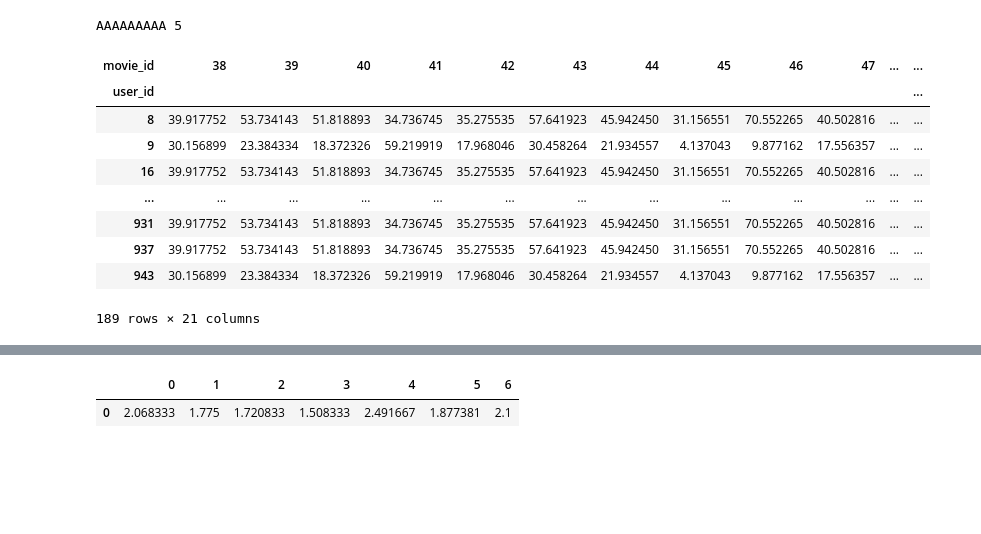
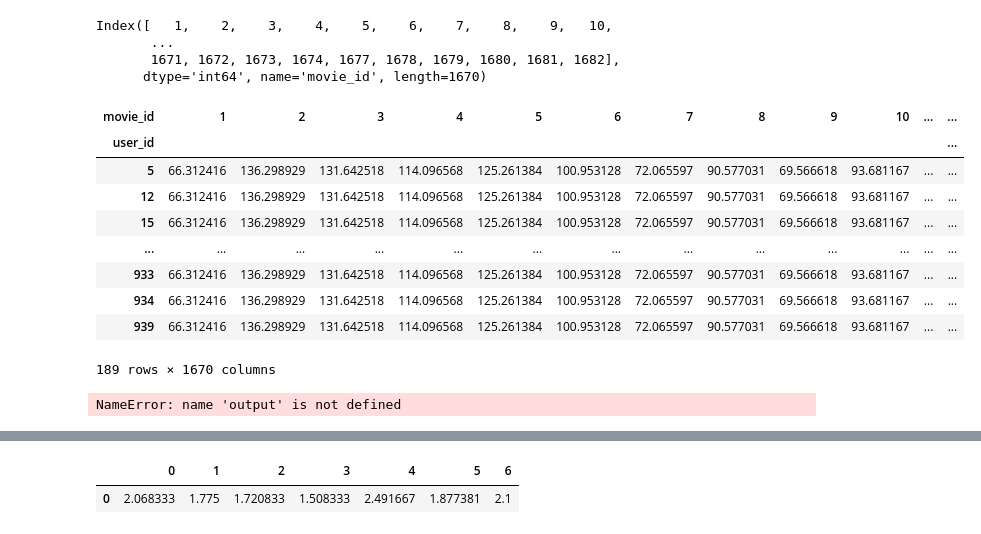
Before and after one commit to WypychKarolina/Cold-Start-Problem-in-RS, a Jupyter notebook: notebooks/popularity/popularity.ipynb, the cells around one changed output, grey strips where cells are left out. Cells and saved outputs as stored; diff of their text form; code cells hidden in the pictures; blank space fills up the shorter version.

```diff
--- a/notebooks/popularity/popularity.ipynb
+++ b/notebooks/popularity/popularity.ipynb
@@ -65,17 +121,32 @@ array([[0., 0., 0., ..., 0., 0., 0.],
 # %%
-def IP(train_numpy, items_clustered):
+def IP(train_numpy, train_set):#, items_clustered):
 
     #obliczanie item popularity
     #szukanie IPmax
-    IP = np.sum(train_numpy, axis = 0)
+    IP = np.sum(train_numpy, axis = 0) #sumowanie po kolumnach
     IP = IP.reshape(1,-1)
     IPmax = np.amax(IP)
     IPmax_coordinates = np.argmax(IP) + 1 #bo filmy mają indeksy od 1
+    item_rating = pd.DataFrame({'rating':IP[0], 'movie_id': train_set.columns.to_list()})
+    ####
+    #items_train = ratings[~ratings['user_id'].isin(test_set.index.to_list())]
+    #items_clustered = cluster_items(item_rating)
+    #items_clustered = items_clustered[items_clustered['rating'] > 0]
+    items_clustered = it_cl
+    #items_clustered.to_csv(Path('..','..','outputs','items_train_clustered22.csv'))
+    #items_clustered = pd.read_csv(Path('..','..','outputs','jeden_cluster.csv'))
+    IPmax_movie_id = item_rating[item_rating['rating'] == IPmax]['movie_id'].values[0]
+    #print(items_clustered[items_clustered['movie_id'] > 0])
+    ####
+    #znalezienie clustra IPmax i należących do niego elementów
+    IPmax_cluster = items_clustered[items_clustered['movie_id'] == IPmax_movie_id].iloc[0,4]
 
-    #znalezienie clustra IPmax i należących do niego elementów
-    IPmax_cluster = items_clustered[items_clustered['movie_id'] == IPmax_coordinates].iloc[0,4]
     max_clust_movies = items_clustered[items_clustered['cluster'] == IPmax_cluster]['movie_id'].to_list()
     max_clust_movies = list(set(max_clust_movies))
     IP_dash = IP[:,np.array(max_clust_movies) - 1] / IPmax
     return(IP_dash, max_clust_movies)
+
+IP_dash_movies = IP(train_set.to_numpy(), train_set)
+IP_dashhhh = IP_dash_movies[0]
+IP_moviesss = IP_dash_movies[1]
 # %%
@@ -176,56 +261,63 @@ Index(['user_id', 'movie_id', 'rating', 'timestamp', 'cluster'], dtype='object')
 # %%
-def create_matrix_for_generated(test_set, train_set, alpha):
-    HP_and_clust = HP_for_clust(test_set, train_set, alpha)
-    movies_and_HP = HP_and_clust[0] #filmy do polecenia i HP dla każdego clustra
+def create_matrix_for_generated(test_set, train_set, alpha, ratings_matrix, us_te_cl, us_tr_cl):
+    HP_and_clust = HP_for_clust(test_set, train_set, alpha, ratings_matrix, us_te_cl, us_tr_cl)
+    movies_and_HP = HP_and_clust[0] #słownik z filmy do polecenia i HP dla każdego clustra
     test_users_with_clusters = HP_and_clust[1]
+    #print(test_users_with_clusters)   #dataframe
     num_users_in_clust = test_users_with_clusters.groupby('cluster').agg(users_number = ('cluster','size')).reset_index()
+    #print(num_users_in_clust)  #dataframe z kolumna cluster i liczba
     users_per_cluster = test_users_with_clusters.groupby('cluster')['user_id'].apply(list).to_dict() #uzytkownicy (id) w kazdym clustrze
+    #print(users_per_cluster)  #słownik
     num_users_per_cluster = num_users_in_clust.set_index('cluster')['users_number'].to_dict() #liczba użytkowników w każdym clustrze
-
+    #print(num_users_per_cluster) #słownik
     test_users_dictionary = {'user_id':[],
                          'movie_id':[],
                          'rating':[]}
 
     for cl in users_per_cluster.keys():
         num_of_users = num_users_per_cluster[cl]
         num_of_items = len(movies_and_HP[cl][0])
 
         multiplied_users = users_per_cluster[cl] * num_of_items
         multiplied_users.sort()
         test_users_dictionary['user_id'].extend(multiplied_users)
         #aktualizuję uzytkowników w clustrze powielając ich tyle razy ile jest przedmiotów,
         #bo każdy musi dany przedmiot mieć oceniony
         users_per_cluster[cl] = multiplied_users
 
         #powielam przedmioty i oceny tyle razy ilu jest użytkowników
         movies_and_HP[cl] = (movies_and_HP[cl][0] * num_of_users, movies_and_HP[cl][1] * num_of_users)
         test_users_dictionary['movie_id'].extend(movies_and_HP[cl][0])
         test_users_dictionary['rating'].extend(movies_and_HP[cl][1])
 
         test_ratings_HP = pd.DataFrame(test_users_dictionary)
         test_ratings_HP.to_csv(Path('..','..','outputs','test_ratings.csv'), index=False)
         test_ratings_matrix = test_ratings_HP.pivot(index='user_id', columns='movie_id', values='rating')
         test_ratings_matrix = test_ratings_matrix.fillna(0)
         HP_columns = test_ratings_matrix.columns
+        print(HP_columns)
 
         test_set_limited = test_set[test_set.columns[test_set.columns.isin(HP_columns)]]
-        test_set_limited = test_set_limited.fillna(0)
+        test_set_limited = test_set_limited.fillna(0).sort_index()
         test_set_limited.to_csv(Path('..','..','outputs','test_set_limited.csv'), index=False)
 
     return test_ratings_matrix
 
-create_matrix_for_generated(test_set, train_set, 0.5)
+create_matrix_for_generated(test_set, train_set, 0.5, ratings_matrix, us_te_cl, us_tr_cl)
 # %% [output]
-AAAAAAAAA 5
+Index([   1,    2,    3,    4,    5,    6,    7,    8,    9,   10,
+       ...
+       1671, 1672, 1673, 1674, 1677, 1678, 1679, 1680, 1681, 1682],
+      dtype='int64', name='movie_id', length=1670)
-| movie_id | 38 | 39 | 40 | 41 | 42 | 43 | 44 | 45 | 46 | 47 | ... | ... |
+| movie_id | 1 | 2 | 3 | 4 | 5 | 6 | 7 | 8 | 9 | 10 | ... | ... |
 | user_id |  |  |  |  |  |  |  |  |  |  |  | ... |
-| 8 | 39.917752 | 53.734143 | 51.818893 | 34.736745 | 35.275535 | 57.641923 | 45.942450 | 31.156551 | 70.552265 | 40.502816 | ... | ... |
-| 9 | 30.156899 | 23.384334 | 18.372326 | 59.219919 | 17.968046 | 30.458264 | 21.934557 | 4.137043 | 9.877162 | 17.556357 | ... | ... |
-| 16 | 39.917752 | 53.734143 | 51.818893 | 34.736745 | 35.275535 | 57.641923 | 45.942450 | 31.156551 | 70.552265 | 40.502816 | ... | ... |
+| 5 | 66.312416 | 136.298929 | 131.642518 | 114.096568 | 125.261384 | 100.953128 | 72.065597 | 90.577031 | 69.566618 | 93.681167 | ... | ... |
+| 12 | 66.312416 | 136.298929 | 131.642518 | 114.096568 | 125.261384 | 100.953128 | 72.065597 | 90.577031 | 69.566618 | 93.681167 | ... | ... |
+| 15 | 66.312416 | 136.298929 | 131.642518 | 114.096568 | 125.261384 | 100.953128 | 72.065597 | 90.577031 | 69.566618 | 93.681167 | ... | ... |
 | ... | ... | ... | ... | ... | ... | ... | ... | ... | ... | ... | ... | ... |
-| 931 | 39.917752 | 53.734143 | 51.818893 | 34.736745 | 35.275535 | 57.641923 | 45.942450 | 31.156551 | 70.552265 | 40.502816 | ... | ... |
-| 937 | 39.917752 | 53.734143 | 51.818893 | 34.736745 | 35.275535 | 57.641923 | 45.942450 | 31.156551 | 70.552265 | 40.502816 | ... | ... |
-| 943 | 30.156899 | 23.384334 | 18.372326 | 59.219919 | 17.968046 | 30.458264 | 21.934557 | 4.137043 | 9.877162 | 17.556357 | ... | ... |
+| 933 | 66.312416 | 136.298929 | 131.642518 | 114.096568 | 125.261384 | 100.953128 | 72.065597 | 90.577031 | 69.566618 | 93.681167 | ... | ... |
+| 934 | 66.312416 | 136.298929 | 131.642518 | 114.096568 | 125.261384 | 100.953128 | 72.065597 | 90.577031 | 69.566618 | 93.681167 | ... | ... |
+| 939 | 66.312416 | 136.298929 | 131.642518 | 114.096568 | 125.261384 | 100.953128 | 72.065597 | 90.577031 | 69.566618 | 93.681167 | ... | ... |
-189 rows × 21 columns
+189 rows × 1670 columns
 # %%
 def find_topN_items(users_ratings,N):
@@ -247 +339,8 @@ def find_topN_items(users_ratings,N):
     return users_ratings
+# %%
+#extract.apply(lambda row: find_topN_items(row, 20), axis = 1)
+extract2 = output.iloc[:,0:1664]
+
+extract2.apply(lambda row: find_topN_items(row, 20), axis = 1)
+# %% [output]
+NameError: name 'output' is not defined
```
Also changed, not shown: parts of 41 cells of this notebook, 12 other files.
